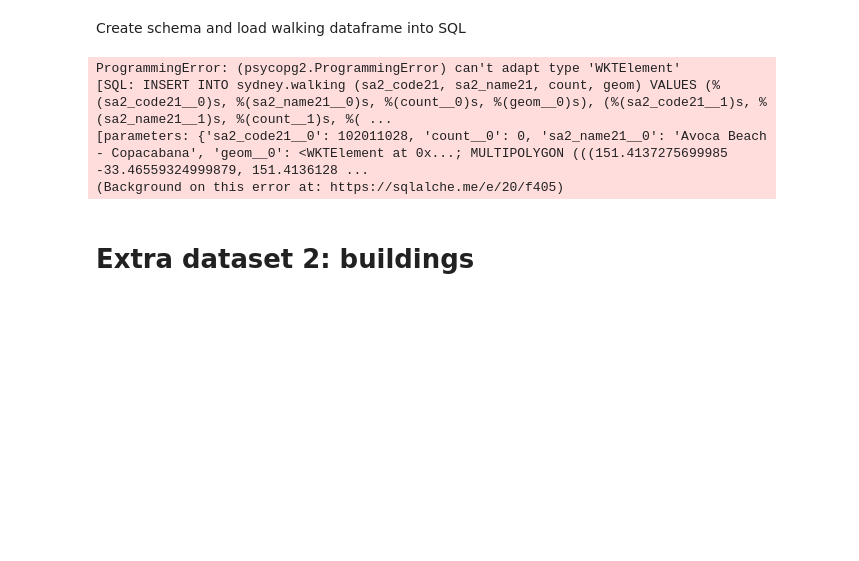
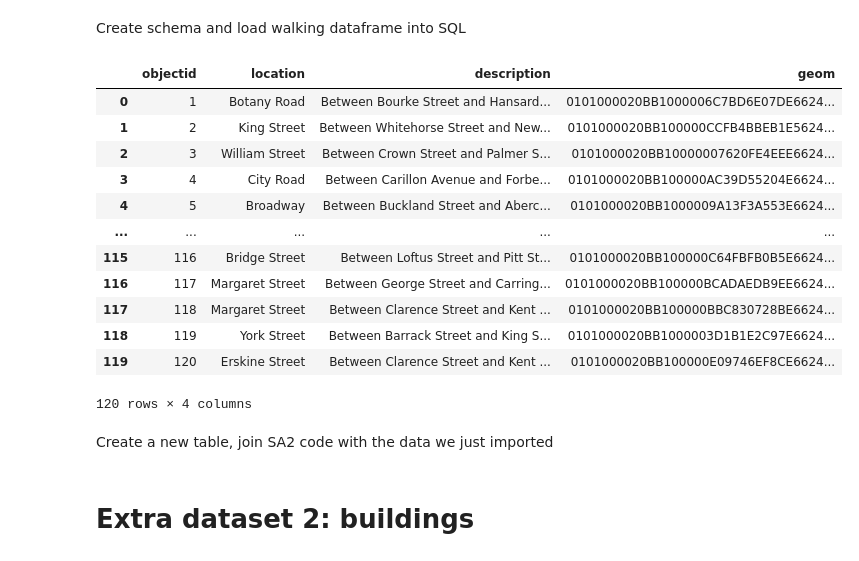
Before and after one commit to YuruYuriFans/DATA2001, a Jupyter notebook: Assignment.ipynb, the cells around one changed output. Drawn from its saved outputs; the diff is of its cells as text; code cells hidden in the pictures; blank space fills up the shorter version.

```diff
--- a/Assignment.ipynb
+++ b/Assignment.ipynb
@@ -1215,23 +1260,34 @@ GEOSException: ParseException: Unknown type: 'INVALID'
 Create schema and load walking dataframe into SQL
 # %%
 conn.execute(text("""
-DROP TABLE IF EXISTS sydney.walking;
-CREATE TABLE sydney.walking (
-    sa2_code21 VARCHAR(20),
-    sa2_name21 VARCHAR(100),
-    count INTEGER,
-    geom GEOMETRY(MULTIPOLYGON, 4283)
+DROP TABLE IF EXISTS sydney.points_gdf;
+CREATE TABLE sydney.points_gdf (
+    objectid INTEGER,
+    location VARCHAR(100),
+    description VARCHAR(100),
+    geom GEOMETRY(POINT, 4283)
     );
 """))
 
-multipolygon_gdf.to_sql("walking", con=conn, schema="sydney", if_exists='append', index=False)
-
+# points_gdf.to_sql("objects", con=conn, schema="sydney", if_exists='append', index=False)
+points_gdf.to_sql("points_gdf", con=conn, schema="sydney", if_exists='append', index=False, dtype={'geom': Geometry('POINT', srid)})
 sql = """
-SELECT * FROM walking
+SELECT * FROM points_gdf
 """
 query(conn, sql)
 # %% [output]
+|  | objectid | location | description | geom |
+| 0 | 1 | Botany Road | Between Bourke Street and Hansard... | 0101000020BB1000006C7BD6E07DE6624... |
+| 1 | 2 | King Street | Between Whitehorse Street and New... | 0101000020BB100000CCFB4BBEB1E5624... |
+| 2 | 3 | William Street | Between Crown Street and Palmer S... | 0101000020BB10000007620FE4EEE6624... |
+| 3 | 4 | City Road | Between Carillon Avenue and Forbe... | 0101000020BB100000AC39D55204E6624... |
+| 4 | 5 | Broadway | Between Buckland Street and Aberc... | 0101000020BB1000009A13F3A553E6624... |
+| ... | ... | ... | ... | ... |
+| 115 | 116 | Bridge Street | Between Loftus Street and Pitt St... | 0101000020BB100000C64FBFB0B5E6624... |
+| 116 | 117 | Margaret Street | Between George Street and Carring... | 0101000020BB100000BCADAEDB9EE6624... |
+| 117 | 118 | Margaret Street | Between Clarence Street and Kent ... | 0101000020BB100000BBC830728BE6624... |
+| 118 | 119 | York Street | Between Barrack Street and King S... | 0101000020BB1000003D1B1E2C97E6624... |
+| 119 | 120 | Erskine Street | Between Clarence Street and Kent ... | 0101000020BB100000E09746EF8CE6624... |
-ProgrammingError: (psycopg2.ProgrammingError) can't adapt type 'WKTElement'
-[SQL: INSERT INTO sydney.walking (sa2_code21, sa2_name21, count, geom) VALUES (%(sa2_code21__0)s, %(sa2_name21__0)s, %(count__0)s, %(geom__0)s), (%(sa2_code21__1)s, %(sa2_name21__1)s, %(count__1)s, %( ...
-[parameters: {'sa2_code21__0': 102011028, 'count__0': 0, 'sa2_name21__0': 'Avoca Beach - Copacabana', 'geom__0': <WKTElement at 0x...; MULTIPOLYGON (((151.4137275699985 -33.46559324999879, 151.4136128 ...
-(Background on this error at: https://sqlalche.me/e/20/f405)
+120 rows × 4 columns
+# %% [markdown]
+Create a new table, join SA2 code with the data we just imported
```
Also changed, not shown: parts of 5 cells of this notebook.
